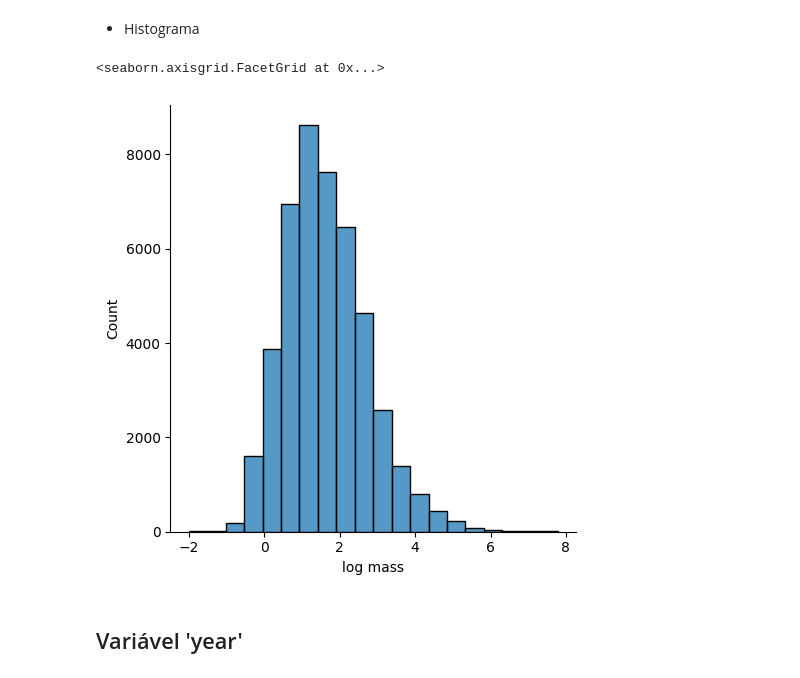
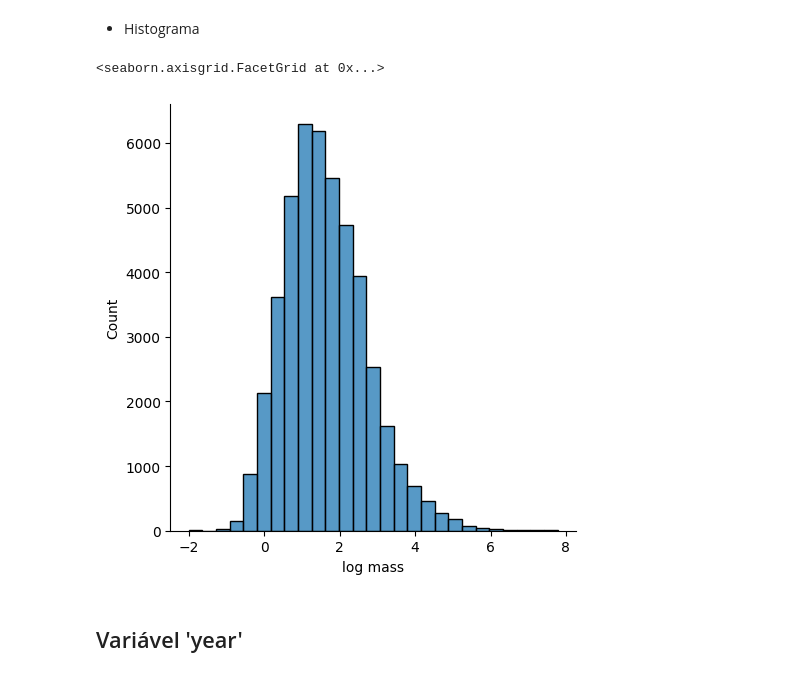
Before and after one commit to biabcaval/Projeto-ICD-analise-meteoros, a Jupyter notebook: #2_meteorite_landings.ipynb, the cells around one changed output. Cells and saved outputs as stored; diff of their text form; code cells hidden in the pictures.

```diff
--- a/#2_meteorite_landings.ipynb
+++ b/#2_meteorite_landings.ipynb
@@ -5,7 +5,7 @@ import numpy as np
 import math
 
 
-df1 = pd.read_csv("/content/meteorite_landings.csv", on_bad_lines='warn') # Dataset 1: Meteorite Landings
+df1 = pd.read_csv("datasets/meteorite_landings.csv", on_bad_lines='warn') # Dataset 1: Meteorite Landings
 df1.head(3)
 # %% [output]
 |  | name | id | nametype | recclass | mass | fall | year | reclat | reclong | GeoLocation |
@@ -70,10 +70,10 @@ sns.boxplot(df1, x="log mass")
 # %% [markdown]
 - Histograma
 # %%
-sns.displot(data=df1,x='log mass', bins=20)
+sns.displot(data=df1,x='log mass', bins=27)
 # %% [output]
 <seaborn.axisgrid.FacetGrid at 0x...>
-[figure, old version]
+[figure, new version]
 # %% [markdown]
 ## Variável 'year'
 # %% [markdown]
```
Also changed, not shown: parts of 5 cells of this notebook.
